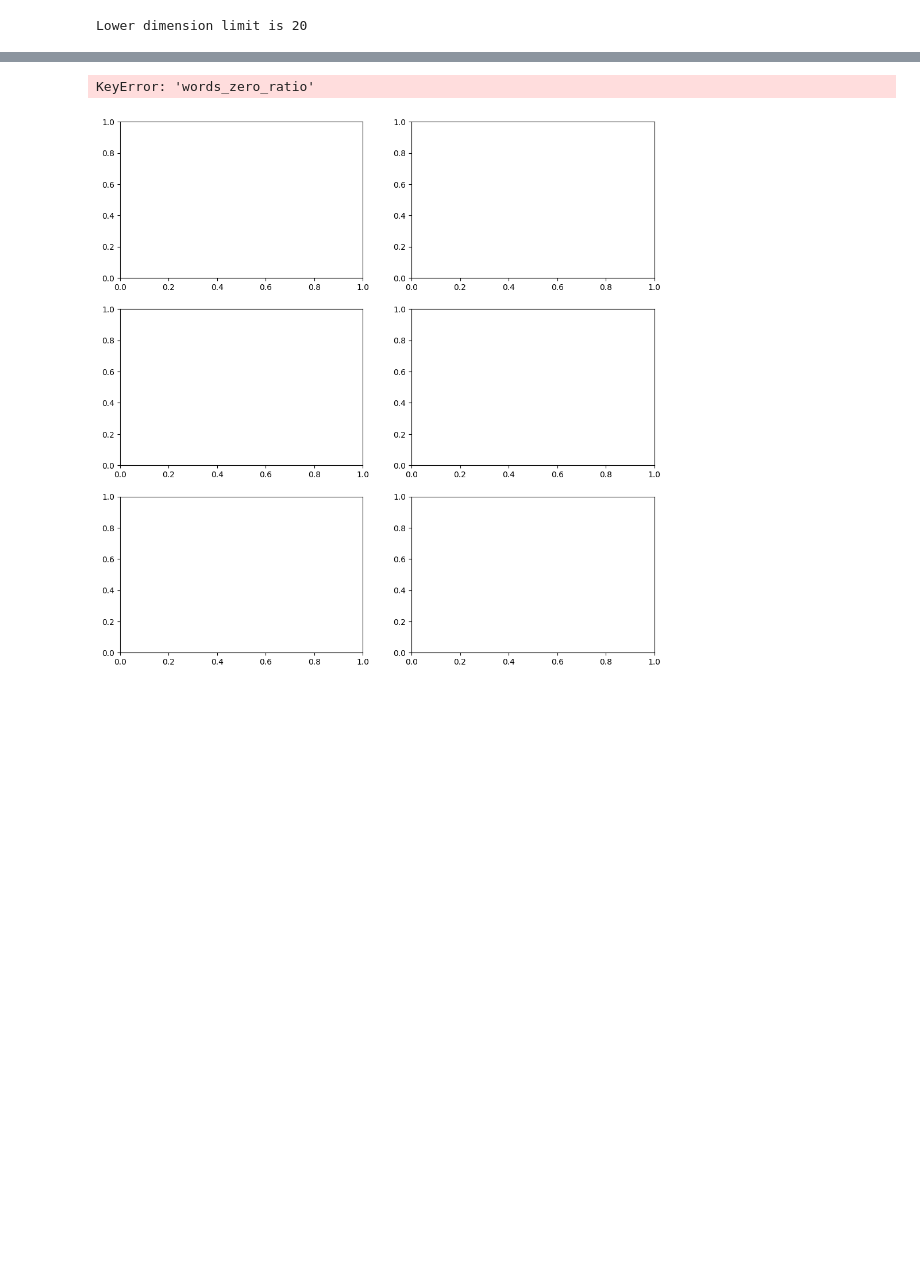
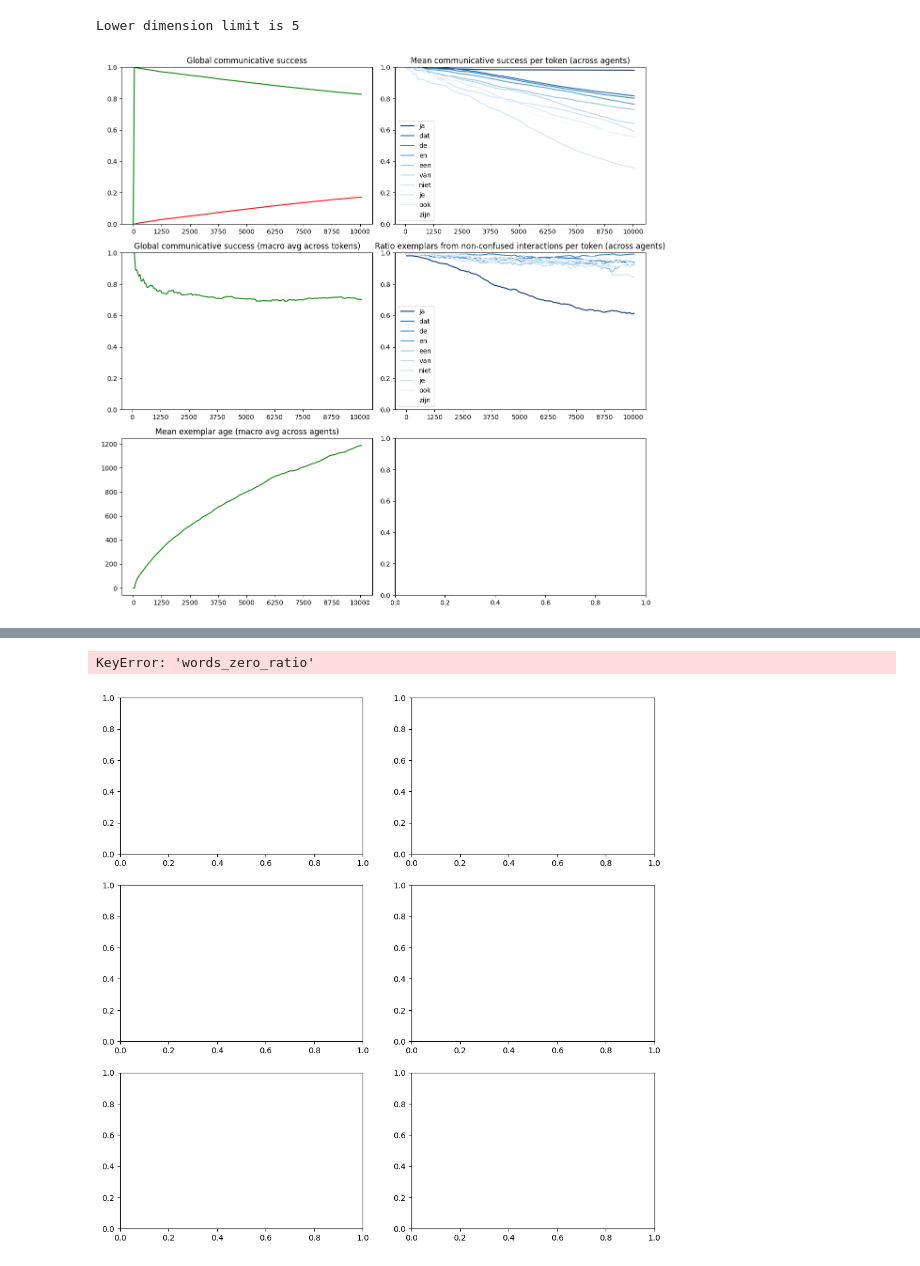
Before and after one commit to AntheSevenants/fwo-frequency-reduction, a Jupyter notebook: interactive.ipynb, the cells around one changed output, grey strips where cells are left out. Saved outputs shown, nothing was run; the diff lists cells and outputs as text; code cells hidden in the pictures; blank space fills up the shorter version.

```diff
--- a/interactive.ipynb
+++ b/interactive.ipynb
@@ -33,7 +33,7 @@ tokens, frequencies, percentiles, ranks = load_info(f"vectors/theoretical-percen
 # Overwrite vectors with my own
 vectors = generate_word_vectors(vocabulary_size=len(tokens), dimensions=NUM_DIMENSIONS)
 # %%
-STEPS_COUNT = 2000
+STEPS_COUNT = 10000
 model = ReductionModel(NUM_AGENTS, vectors, tokens, frequencies, percentiles, ranks,
                        initial_token_count=6,
                        neighbourhood_size=10,
@@ -44,13 +44,25 @@ model = ReductionModel(NUM_AGENTS, vectors, tokens, frequencies, percentiles, ra
                        feedback_type=FeedbackTypes.NO_FEEDBACK,
                        repair=Repair.NO_REPAIR,
                        datacollector_step_size=50,
-                       disable_reduction=False)
+                       disable_reduction=False,
+                       prefill_memory=True)
 # model.agents[0].indices_in_memory
-# model.step()
+model.step()
 for _ in tqdm(range(STEPS_COUNT), total=STEPS_COUNT):
     model.step()
 # %% [output]
-Lower dimension limit is 20
+Lower dimension limit is 5
+# %%
+visualisation.meta.combine_plots(model,
+    lambda model, ax: visualisation.dimscrap.make_communication_plot(model, ax=ax, smooth=False),
+    visualisation.l1.communicative_success_first_n,
+    lambda model, ax: visualisation.l1.make_communicative_success_macro_plot(model, ax=ax, smooth=False),
+    lambda model, ax: visualisation.l1.token_good_origin_first_n(model, ax=ax),
+    lambda model, ax: visualisation.l1.make_mean_exemplar_age_plot(model, ax=ax, smooth=False),
+    lambda model, ax: ax,
+    )
+# %% [output]
+[figure, added]
 # %%
 visualisation.meta.combine_plots(model,
             visualisation.l1.make_fail_reason_plot,
```
Also changed, not shown: parts of 6 cells of this notebook.
